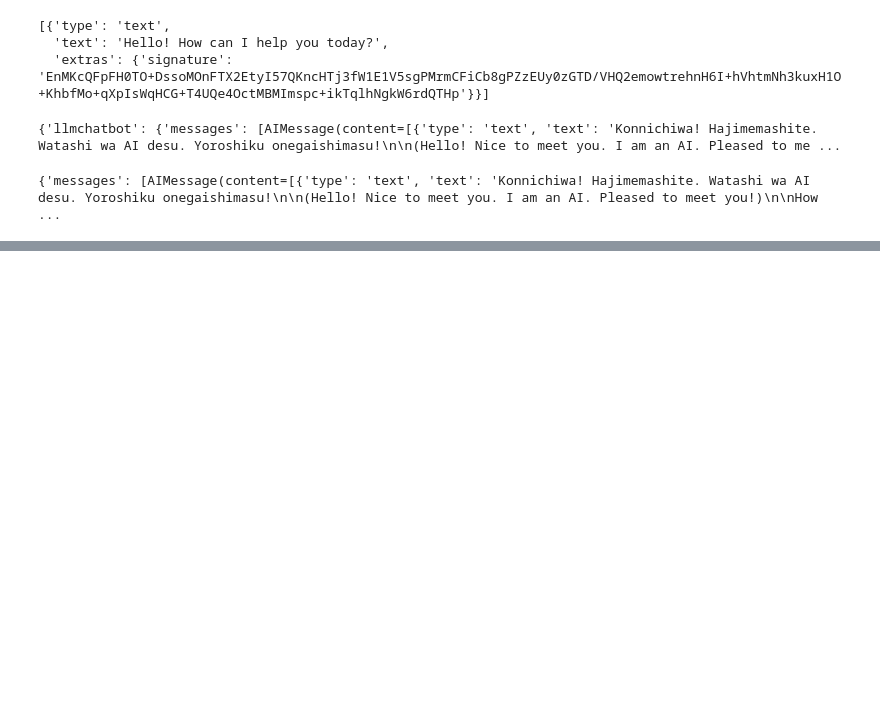
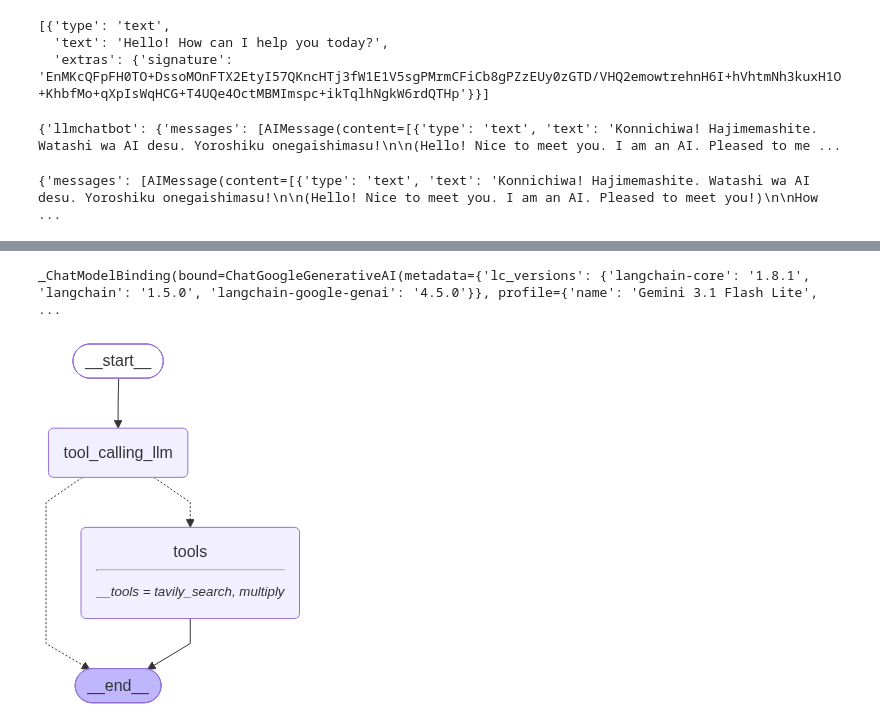
Before and after one commit to Fayash30/Agentic_Langgraph, a Jupyter notebook: 1-Basic Chatbot/1-basicchatbot.ipynb, the cells around one changed output, grey strips where cells are left out. Cells and saved outputs as stored; diff of their text form; code cells hidden in the pictures; blank space fills up the shorter version.

```diff
--- a/1-Basic Chatbot/1-basicchatbot.ipynb
+++ b/1-Basic Chatbot/1-basicchatbot.ipynb
@@ -94,0 +121,53 @@ for event in graph.stream({"messages": "Konnichiwa!!, Hajimemashite"}):
+# %%
+## Custom Function
+
+def multiply(a: int, b: int) -> int:
+    """Multiply two integers and return the result.
+    Args:
+        a (int): The first integer.
+        b (int): The second integer.
+
+    Returns:
+        int: The product of the two integers.
+    """
+    return a * b
+# %%
+tools = [tool, multiply]
+# %%
+llm_with_tool = llm.bind_tools(tools)
+# %%
+llm_with_tool
+# %% [output]
+_ChatModelBinding(bound=ChatGoogleGenerativeAI(metadata={'lc_versions': {'langchain-core': '1.8.1', 'langchain': '1.5.0', 'langchain-google-genai': '4.5.0'}}, profile={'name': 'Gemini 3.1 Flash Lite', ...
+# %%
+### Stategraph
+from langgraph.graph import StateGraph, START, END
+from langgraph.prebuilt import ToolNode, tools_condition
+
+
+### Node Def
+def tool_calling_llm(state: State):
+    return {"messages": [llm_with_tool.invoke(state["messages"])]}
+##Grph
+
+builder = StateGraph(State)
+builder.add_node("tool_calling_llm", tool_calling_llm)
+builder.add_node("tools", ToolNode(tools=tools))
+
+## Adding Edges to the Graph
+builder.add_edge(START, "tool_calling_llm")
+builder.add_conditional_edges(
+    "tool_calling_llm",
+    # If the latest message (result) from assistant is a tool call -> tools_condition routes to tools
+    # If the latest message (result) from assistant is a not a tool call -> tools_condition routes to END
+    tools_condition
+)
+builder.add_edge("tools", END)
+
+## Compile the graph
+graph = builder.compile()
+
+from IPython.display import Image, display
+display(Image(graph.get_graph().draw_mermaid_png()))
+# %% [output]
+[figure, added]
```
Also changed, not shown: parts of 26 cells of this notebook.
